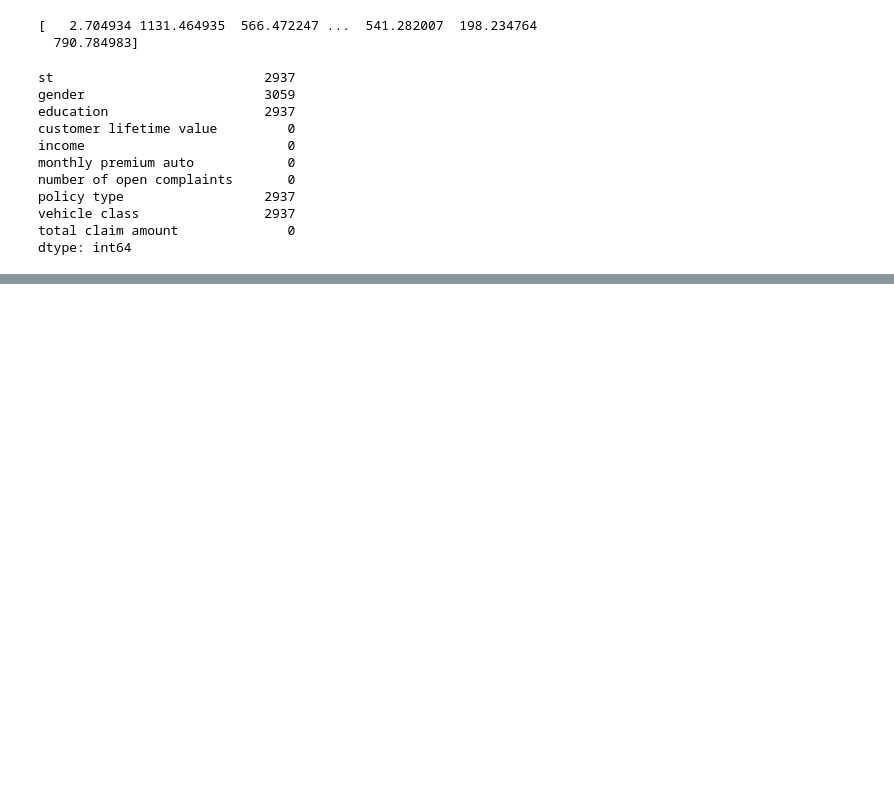
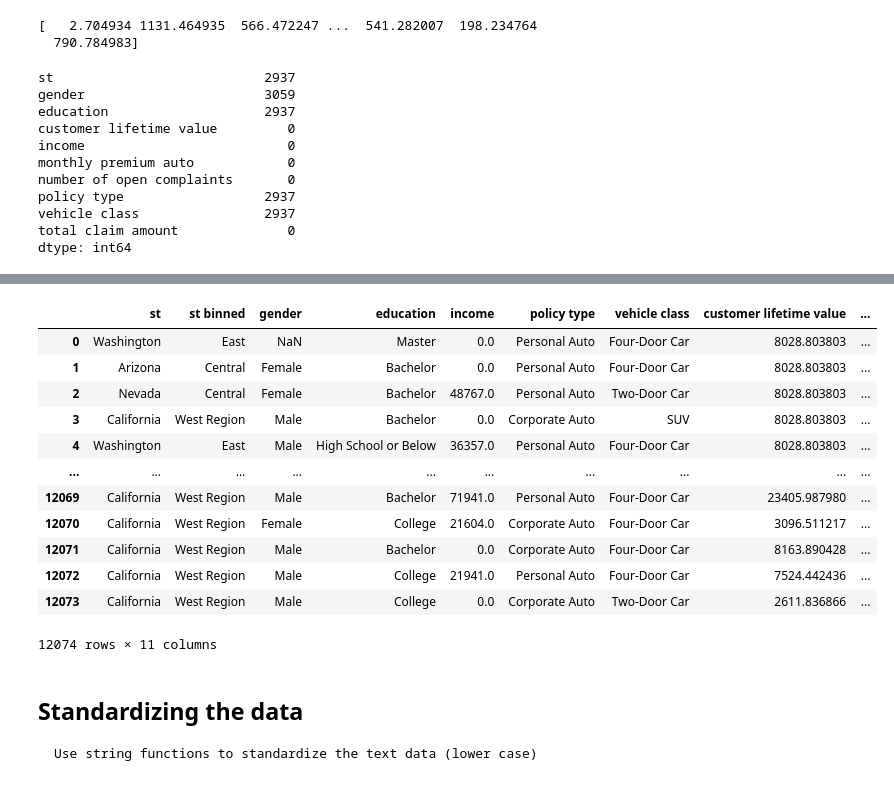
Before and after one commit to IngaEichhorn/IronInga, a Jupyter notebook: Customer_Analysis_Case_Study/Lab_Case_Study_AutoInsuranceCompany.ipynb, the cells around one changed output, grey strips where cells are left out. Saved outputs shown, nothing was run; the diff lists cells and outputs as text; code cells hidden in the pictures; blank space fills up the shorter version.

```diff
--- a/Customer_Analysis_Case_Study/Lab_Case_Study_AutoInsuranceCompany.ipynb
+++ b/Customer_Analysis_Case_Study/Lab_Case_Study_AutoInsuranceCompany.ipynb
@@ -302,0 +412,38 @@ dtype: int64
+# %%
+def bucket_st(x):
+    if x !=x:                #for NaN values
+        return x
+    elif x in ['California', 'West Region']:
+        return 'West Region'
+    elif x in ['Oregon', 'North West']:
+        return 'North West'
+    elif x in ['Washington', 'East']:
+        return 'East'
+    elif x in ['Arizona','Nevada', 'Central']:
+        return 'Central'
+    else:
+        return 'Other'
+# %%
+ai_df_['st binned'] = ai_df_['st'].apply(bucket_st)  #apply function on data 'st' to group into 'st binned' (new column)
+
+
+# sort columns
+ai_df_=ai_df_[['st', 'st binned','gender', 'education', 'income', 'policy type', 'vehicle class','customer lifetime value', 'monthly premium auto', 'number of open complaints', 'total claim amount']]
+ai_df_
+# %% [output]
+|  | st | st binned | gender | education | income | policy type | vehicle class | customer lifetime value | ... |
+| 0 | Washington | East | NaN | Master | 0.0 | Personal Auto | Four-Door Car | 8028.803803 | ... |
+| 1 | Arizona | Central | Female | Bachelor | 0.0 | Personal Auto | Four-Door Car | 8028.803803 | ... |
+| 2 | Nevada | Central | Female | Bachelor | 48767.0 | Personal Auto | Two-Door Car | 8028.803803 | ... |
+| 3 | California | West Region | Male | Bachelor | 0.0 | Corporate Auto | SUV | 8028.803803 | ... |
+| 4 | Washington | East | Male | High School or Below | 36357.0 | Personal Auto | Four-Door Car | 8028.803803 | ... |
+| ... | ... | ... | ... | ... | ... | ... | ... | ... | ... |
+| 12069 | California | West Region | Male | Bachelor | 71941.0 | Personal Auto | Four-Door Car | 23405.987980 | ... |
+| 12070 | California | West Region | Female | College | 21604.0 | Corporate Auto | Four-Door Car | 3096.511217 | ... |
+| 12071 | California | West Region | Male | Bachelor | 0.0 | Corporate Auto | Four-Door Car | 8163.890428 | ... |
+| 12072 | California | West Region | Male | College | 21941.0 | Personal Auto | Four-Door Car | 7524.442436 | ... |
+| 12073 | California | West Region | Male | College | 0.0 | Corporate Auto | Two-Door Car | 2611.836866 | ... |
+12074 rows × 11 columns
+# %% [markdown]
+## Standardizing the data<a class="anchor" id="chapter9"></a>
+    Use string functions to standardize the text data (lower case)
```
Also changed, not shown: parts of 42 cells of this notebook.
